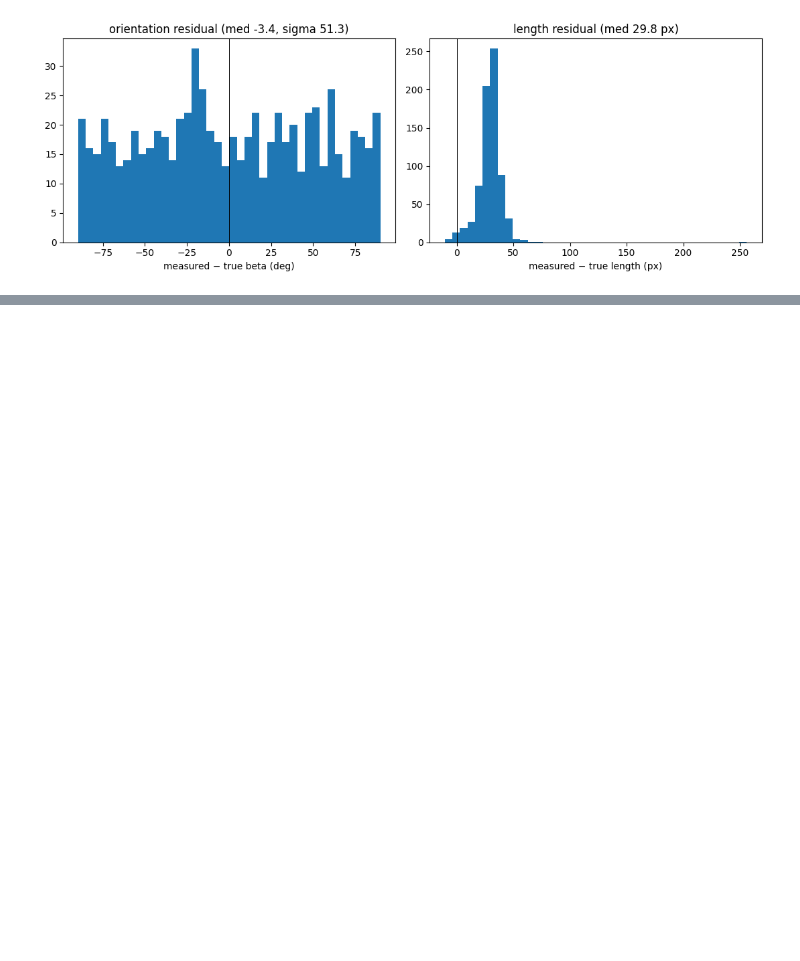
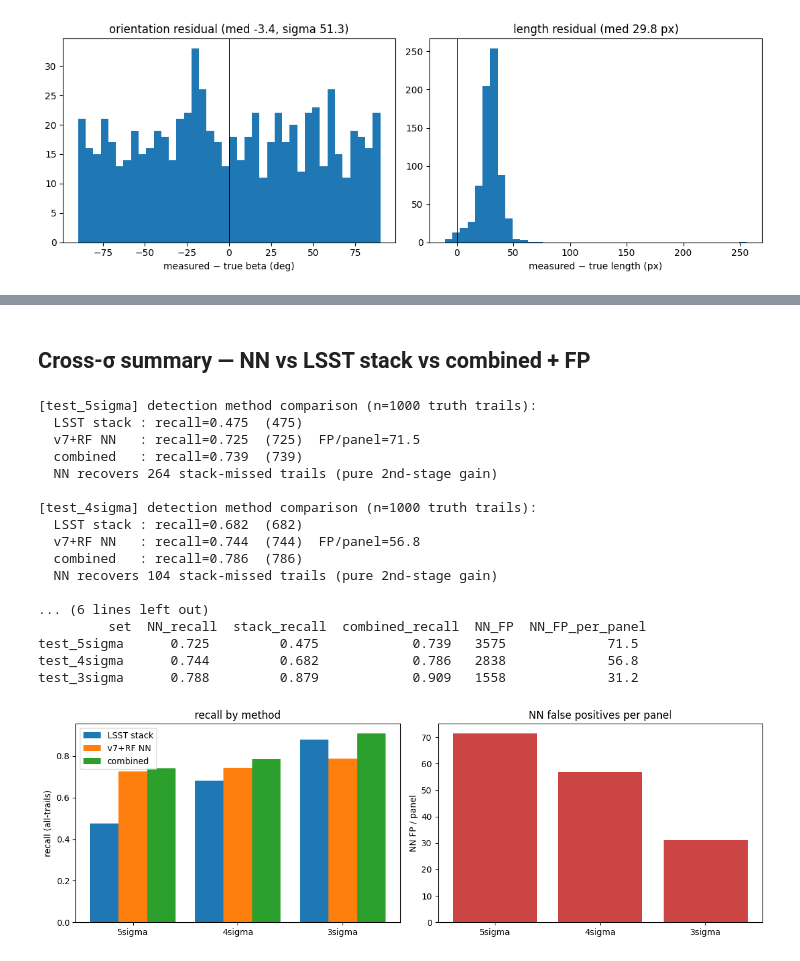
Before and after one commit to dirac-institute/Asteroid_detection_CNN, a Jupyter notebook: Evaluation/Evaluation.ipynb, the cells around one changed output, grey strips where cells are left out. Drawn from its saved outputs; the diff is of its cells as text; code cells hidden in the pictures; blank space fills up the shorter version.

```diff
--- a/Evaluation/Evaluation.ipynb
+++ b/Evaluation/Evaluation.ipynb
@@ -11,13 +9,0 @@ Operating point (RF score cut) and match tolerance are fixed in advance — no t
-# %%
-import sys
-from pathlib import Path
-import numpy as np, pandas as pd, matplotlib.pyplot as plt
-REPO = Path('.').resolve(); sys.path.insert(0, str(REPO))
-import ADCNN.evaluation.detection as evals
-from ADCNN.evaluation.catalog_match import evaluate_catalog, match_pairs
-from ADCNN.inference.rf_postproc import DEFAULT_THR
-
-CATALOGS = REPO / 'Evaluation/catalogs'
-DATA = REPO / 'DATA_DIFFIM'
-TOL_PX = 20.0
-print(f'RF operating point = {DEFAULT_THR} | match tol = {TOL_PX} px | catalogs = {CATALOGS}')
@@ -85,8 +85,0 @@ plt.tight_layout(); plt.show()
-# %%
-rows = []
-for name in ['test_4sigma', 'test_3sigma']:
-    c, t, _ = evaluate_set(name)
-    show_confusion(c, f'{name} + NN — object-level')
-    evals.plot_completeness_2d(t, snr_bins=10, trail_bins=10, title=f'{name} completeness (NN)'); plt.show()
-    rows.append(dict(set=name, TP=c['TP'], FP=c['FP'], FN=c['FN'], recall=round(c['recall'],3), fp_per_panel=round(c['fp_per_panel'],1)))
-summary = pd.DataFrame(rows); print(summary.to_string(index=False))
@@ -112,0 +148,35 @@ test_3sigma 788 1558 212   0.788          31.2
+# %% [markdown]
+## Cross-σ summary — NN vs LSST stack vs combined + FP
+# %%
+rows = []
+for name in SETS:
+    counts, t, _, _ = evaluate_set(name)
+    rows.append(compare_methods(name, counts, t))
+summary = pd.DataFrame(rows)
+print('\n', summary.to_string(index=False))
+# bar: recall by method per sigma + NN FP/panel
+fig, ax = plt.subplots(1, 2, figsize=(12,4))
+x = np.arange(len(SETS)); w=0.27
+ax[0].bar(x-w, summary.stack_recall, w, label='LSST stack'); ax[0].bar(x, summary.NN_recall, w, label='v7+RF NN'); ax[0].bar(x+w, summary.combined_recall, w, label='combined')
+ax[0].set_xticks(x); ax[0].set_xticklabels([s.replace('test_','') for s in SETS]); ax[0].set_ylabel('recall (all-trails)'); ax[0].legend(); ax[0].set_title('recall by method')
+ax[1].bar(x, summary.NN_FP_per_panel, color='#c44'); ax[1].set_xticks(x); ax[1].set_xticklabels([s.replace('test_','') for s in SETS]); ax[1].set_ylabel('NN FP / panel'); ax[1].set_title('NN false positives per panel')
+plt.tight_layout(); plt.show()
+# %% [output]
+[test_5sigma] detection method comparison (n=1000 truth trails):
+  LSST stack : recall=0.475  (475)
+  v7+RF NN   : recall=0.725  (725)  FP/panel=71.5
+  combined   : recall=0.739  (739)
+  NN recovers 264 stack-missed trails (pure 2nd-stage gain)
+
+[test_4sigma] detection method comparison (n=1000 truth trails):
+  LSST stack : recall=0.682  (682)
+  v7+RF NN   : recall=0.744  (744)  FP/panel=56.8
+  combined   : recall=0.786  (786)
+  NN recovers 104 stack-missed trails (pure 2nd-stage gain)
+
+... (6 lines left out)
+         set  NN_recall  stack_recall  combined_recall  NN_FP  NN_FP_per_panel
+test_5sigma      0.725         0.475            0.739   3575             71.5
+test_4sigma      0.744         0.682            0.786   2838             56.8
+test_3sigma      0.788         0.879            0.909   1558             31.2
+[figure, added]
```
Also changed, not shown: parts of 15 cells of this notebook.
